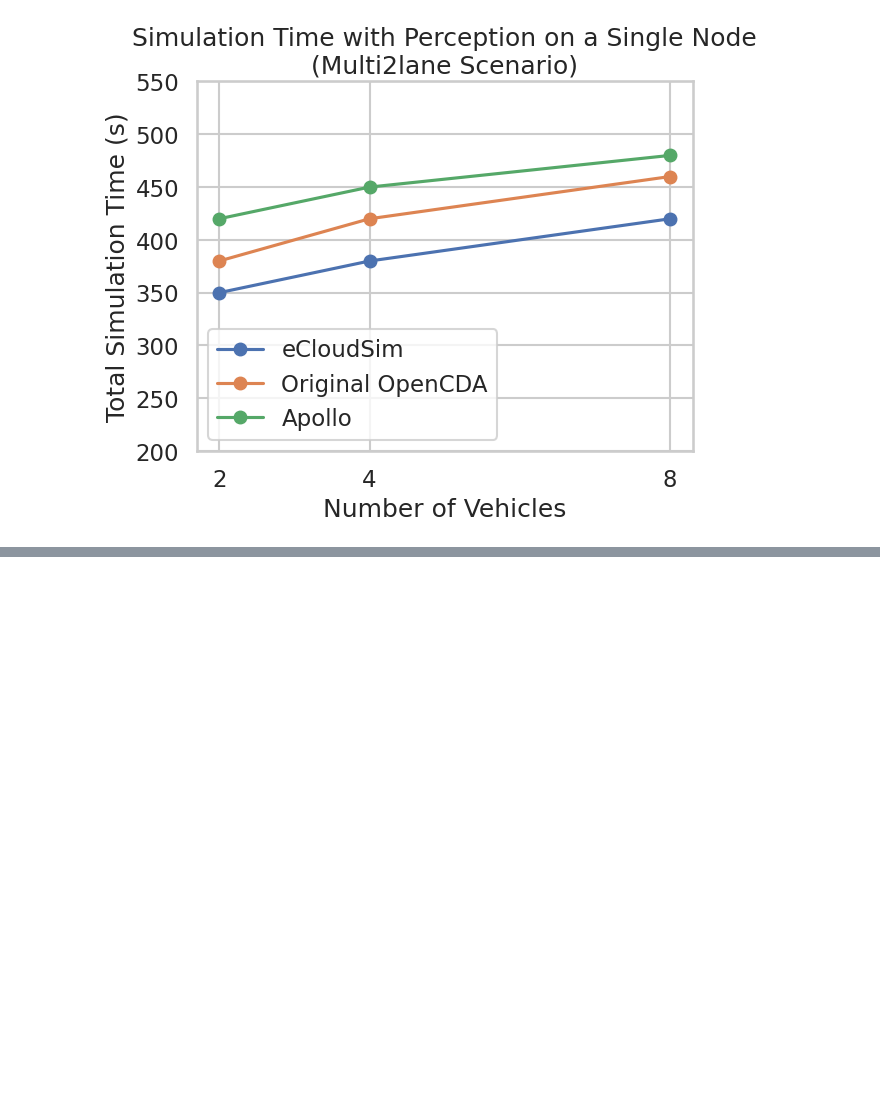
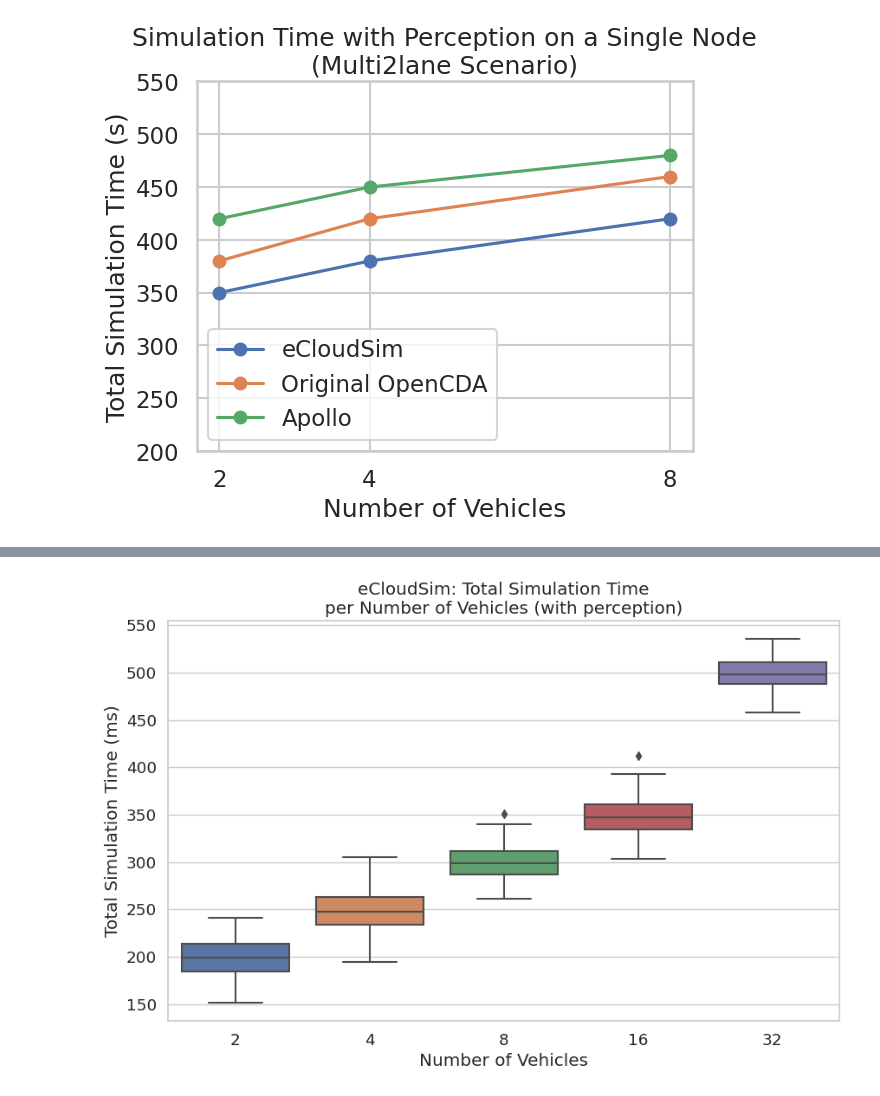
Before and after one commit to tlandle/eCloudSim, a Jupyter notebook: create_eval_charts.ipynb, the cells around one changed output, grey strips where cells are left out. Saved outputs shown, nothing was run; the diff lists cells and outputs as text; code cells hidden in the pictures; blank space fills up the shorter version.

```diff
--- a/create_eval_charts.ipynb
+++ b/create_eval_charts.ipynb
@@ -140,0 +145,85 @@ plt.ylim([0, 120])
+# %%
+# Fake data for the 4 scenarios
+data_2p = np.random.normal(loc=200, scale=20, size=100)
+data_4p = np.random.normal(loc=250, scale=20, size=100)
+data_8p = np.random.normal(loc=300, scale=20, size=100)
+data_16p = np.random.normal(loc=350, scale=20, size=100)
+data_32p = np.random.normal(loc=500, scale=20, size=100)
+
+data_2np = np.random.normal(loc=50, scale=10, size=100)
+data_4np = np.random.normal(loc=100, scale=10, size=100)
+data_8np = np.random.normal(loc=150, scale=10, size=100)
+data_16np = np.random.normal(loc=250, scale=10, size=100)
+data_32np = np.random.normal(loc=450, scale=10, size=100)
+data_64np = np.random.normal(loc=550, scale=10, size=100)
+data_128np = np.random.normal(loc=600, scale=10, size=100)
+
+sns.set(font_scale=1.2)
+sns.set_style('whitegrid')
+# Combine the data into single numpy arrays
+data_p_total = np.concatenate([data_2p, data_4p, data_8p, data_16p, data_32p])
+data_np_total = np.concatenate([data_2np, data_4np, data_8np, data_16np, data_32np, data_64np, data_128np])
+
+# Create corresponding labels for each data array
+labels_p = ['2 Cars']*100 + ['4 Cars']*100 + ['8 Cars']*100 + ['16 Cars']*100 + ['32 Cars']*100
+labels_np = ['2 Cars']*100 + ['4 Cars']*100 + ['8 Cars']*100 + ['16 Cars']*100 + ['32 Cars']*100 + ['64 Cars']*100 + ['128 Cars']*100
+
+# Convert the numpy array and labels to pandas DataFrames
+df_p_total = pd.DataFrame({'Number of Cars': labels_p, 'Total Simulation Time (ms)': data_p_total})
+df_np_total = pd.DataFrame({'Number of Cars': labels_np, 'Total Simulation Time (ms)': data_np_total})
+
+# Create box plots for total simulation time
+plt.figure(figsize=(10, 6))
+ax1 = sns.boxplot(data=df_p_total, x='Number of Cars', y='Total Simulation Time (ms)')
+ax1.set_xlabel('Number of Vehicles')
+ax1.set_ylabel('Total Simulation Time (ms)')
+ax1.set_title('eCloudSim: Total Simulation Time\nper Number of Vehicles (with perception)')
+ax1.set_xticklabels([2, 4, 8, 16, 32])
+plt.show()
+
+plt.figure(figsize=(10, 6))
+ax2 = sns.boxplot(data=df_np_total, x='Number of Cars', y='Total Simulation Time (ms)')
+ax2.set_xlabel('Number of Vehicles')
+ax2.set_ylabel('Total Simulation Time (ms)')
+ax2.set_title('eCloudSim: Total Simulation Time\nper Number of Vehicles (without perception)')
+ax2.set_xticklabels([2, 4, 8, 16, 32, 64, 128])
+plt.show()
+
+# Fake data for the 4 scenarios
+data_2p_step = np.random.normal(loc=5, scale=1, size=100)
+data_4p_step = np.random.normal(loc=6, scale=1, size=100)
+data_8p_step = np.random.normal(loc=7, scale=1, size=100)
+data_16p_step = np.random.normal(loc=8, scale=1, size=100)
+data_32p_step = np.random.normal(loc=10, scale=1, size=100)
+
+data_2np_step = np.random.normal(loc=5, scale=1, size=100)
+data_4np_step = np.random.normal(loc=6, scale=1, size=100)
+data_8np_step = np.random.normal(loc=7, scale=1, size=100)
+data_16np_step = np.random.normal(loc=8, scale=1, size=100)
+data_32np_step = np.random.normal(loc=10, scale=1, size=100)
+data_64np_step = np.random.normal(loc=12, scale=1, size=100)
+data_128np_step = np.random.normal(loc=14, scale=1, size=100)
+
+
+# Create box plots for simulation step time
+df_p_step = pd.DataFrame({'Number of Cars': labels_p, 'Simulation Step Time (ms)': data_p_total})
+df_np_step = pd.DataFrame({'Number of Cars': labels_np, 'Simulation Step Time (ms)': data_np_total})
+
+# Create box plots for simulation step time
+plt.figure(figsize=(10, 6))
+ax3 = sns.boxplot(data=df_p_step, x='Number of Cars', y='Simulation Step Time (ms)')
+ax3.set_xlabel('Number of Vehicles')
+ax3.set_ylabel('Simulation Step Time (ms)')
+ax3.set_title('eCloudSim: Simulation Step Time\nper Number of Vehicles (with perception)')
+ax3.set_xticklabels([2, 4, 8, 16, 32])
+plt.show()
+
+plt.figure(figsize=(10, 6))
+ax4 = sns.boxplot(data=df_np_step, x='Number of Cars', y='Simulation Step Time (ms)')
+ax4.set_xlabel('Number of Vehicles')
+ax4.set_ylabel('Simulation Step Time (ms)')
+ax4.set_title('eCloudSim: Simulation Step Time\nper Number of Vehicles (without perception)')
+ax4.set_xticklabels([2, 4, 8, 16, 32, 64, 128])
+plt.show()
+# %% [output]
+[figure, added]
```
Also changed, not shown: parts of 10 cells of this notebook.
